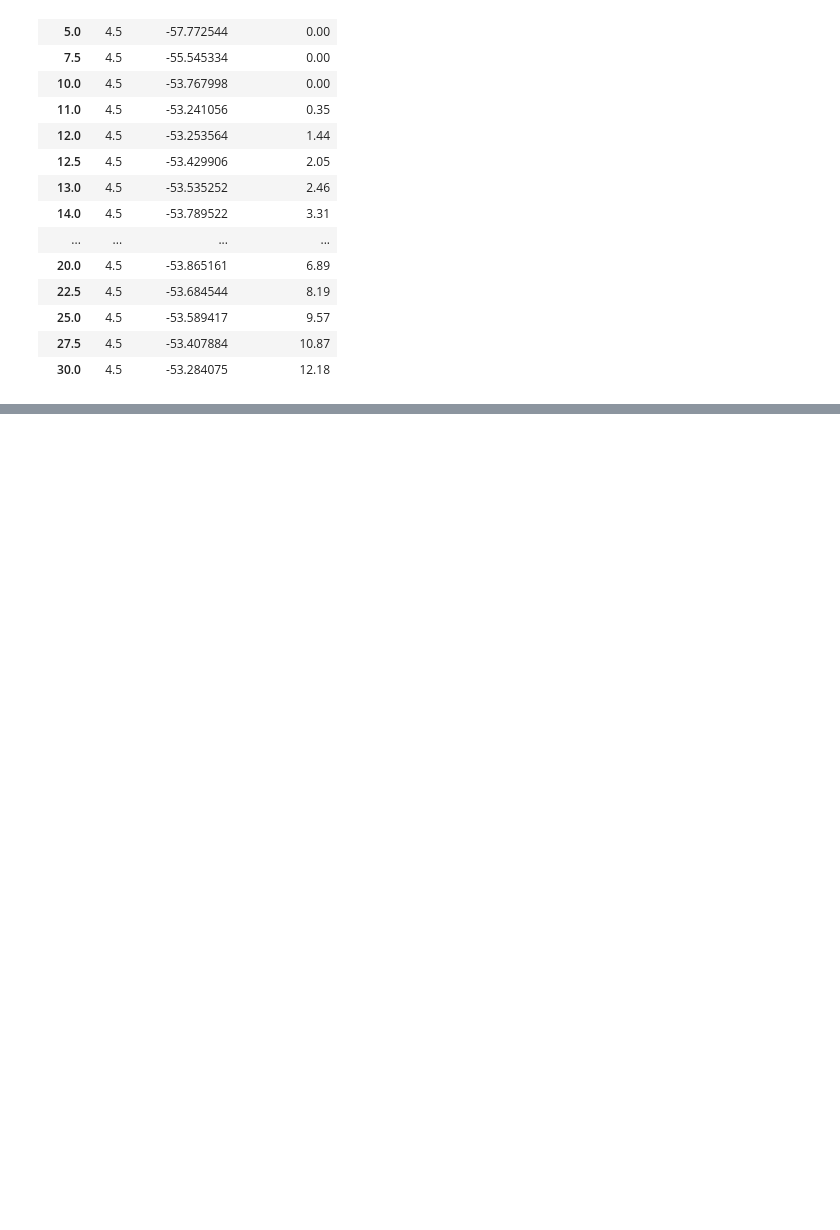
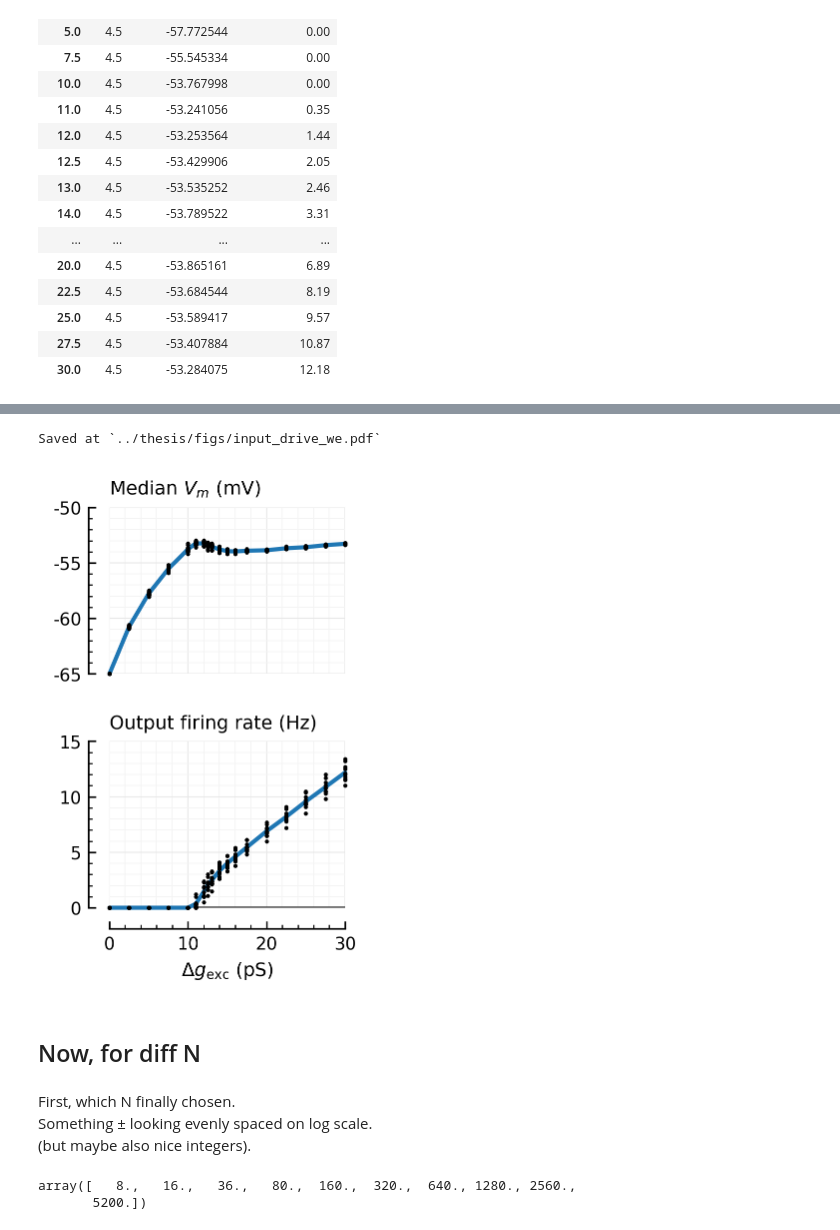
Before and after one commit to tfiers/phd, a Jupyter notebook: _sources/nb/2023-08-05__AdEx_Nto1_we_sweep.ipynb, the cells around one changed output, grey strips where cells are left out. Cells and saved outputs as stored; diff of their text form; code cells hidden in the pictures; blank space fills up the shorter version.

```diff
--- a/_sources/nb/2023-08-05__AdEx_Nto1_we_sweep.ipynb
+++ b/_sources/nb/2023-08-05__AdEx_Nto1_we_sweep.ipynb
@@ -154,3 +179,29 @@ df.groupby("we_pS").mean()
+# %%
+fig, axs = plt.subplots(figsize=(1*mw, 1.5*mw), nrows=2)
+axs[1].axhline(0, 0, 1, c="black", lw=1)
+plot_dots_and_means(df.we_pS, df.median_Vm_mV, axs[0], xlim=xlim, ylim=[-65, -50], nbins_x=4)
+plot_dots_and_means(df.we_pS, df.output_rate_Hz, axs[1], xlim=xlim, ylim=[-0, 15], nbins_x=4)
+hylabel(axs[0], "Median $V_m$ (mV)")
+hylabel(axs[1], "Output firing rate (Hz)")
+rm_ticks_and_spine(axs[0])
+plt.tight_layout(h_pad=1.4)
+axs[1].set_xlabel(xl);
+savefig_thesis("input_drive_we")
+# %% [output]
+Saved at `../thesis/figs/input_drive_we.pdf`
+[figure, added]
+# %% [markdown]
+## Now, for diff N
+# %% [markdown]
+First, which N finally chosen.
+Something ± looking evenly spaced on log scale.
+(but maybe also nice integers).
+# %%
+Ns = [10, 20, 45, 100, 200, 400, 800, 1600, 3200, 6500]
+Nₑs = array(Ns) * 4/5
+# %% [output]
+array([   8.,   16.,   36.,   80.,  160.,  320.,  640., 1280., 2560.,
+       5200.])
 # %%
 %run lib/plot.py
 # %% [output]
```
Also changed, not shown: parts of 20 cells of this notebook, 10 other files.
